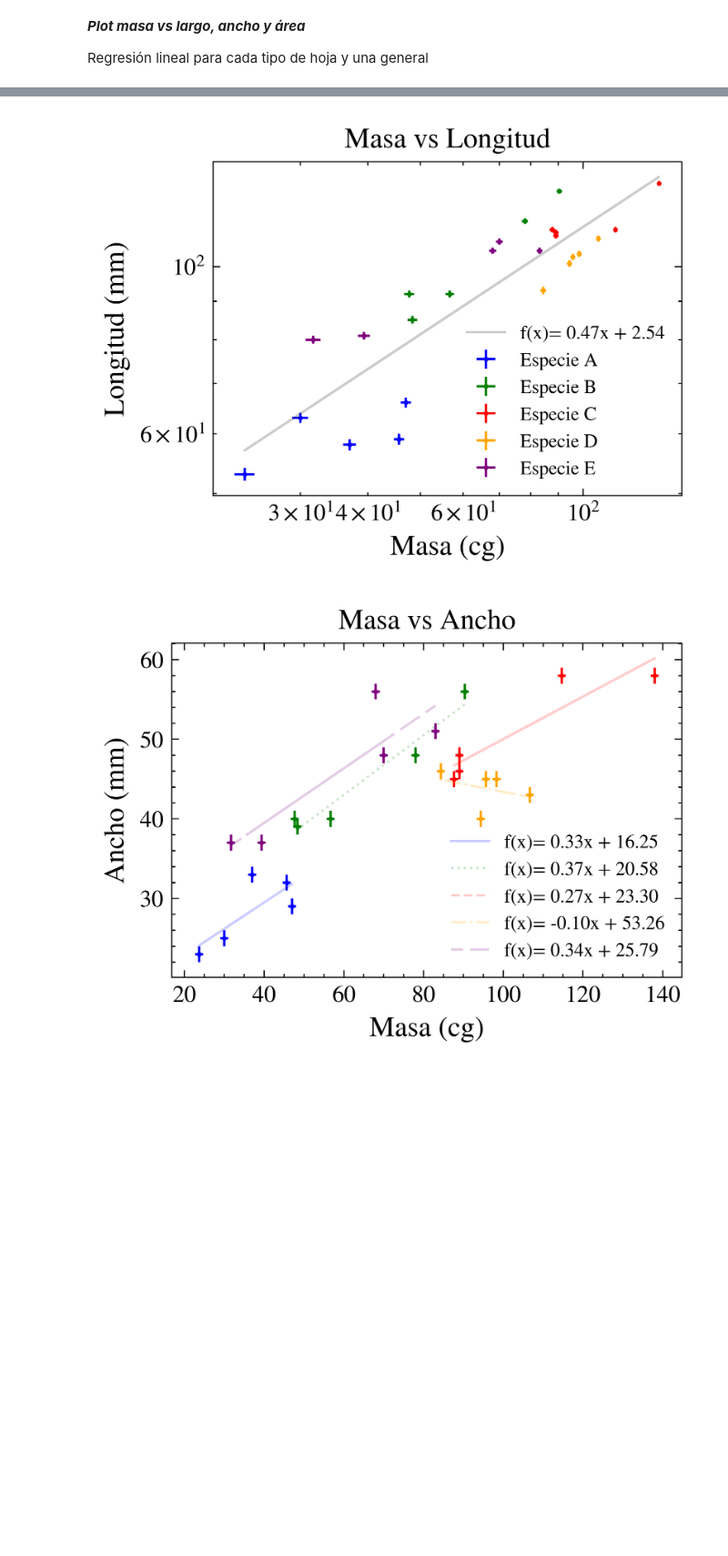
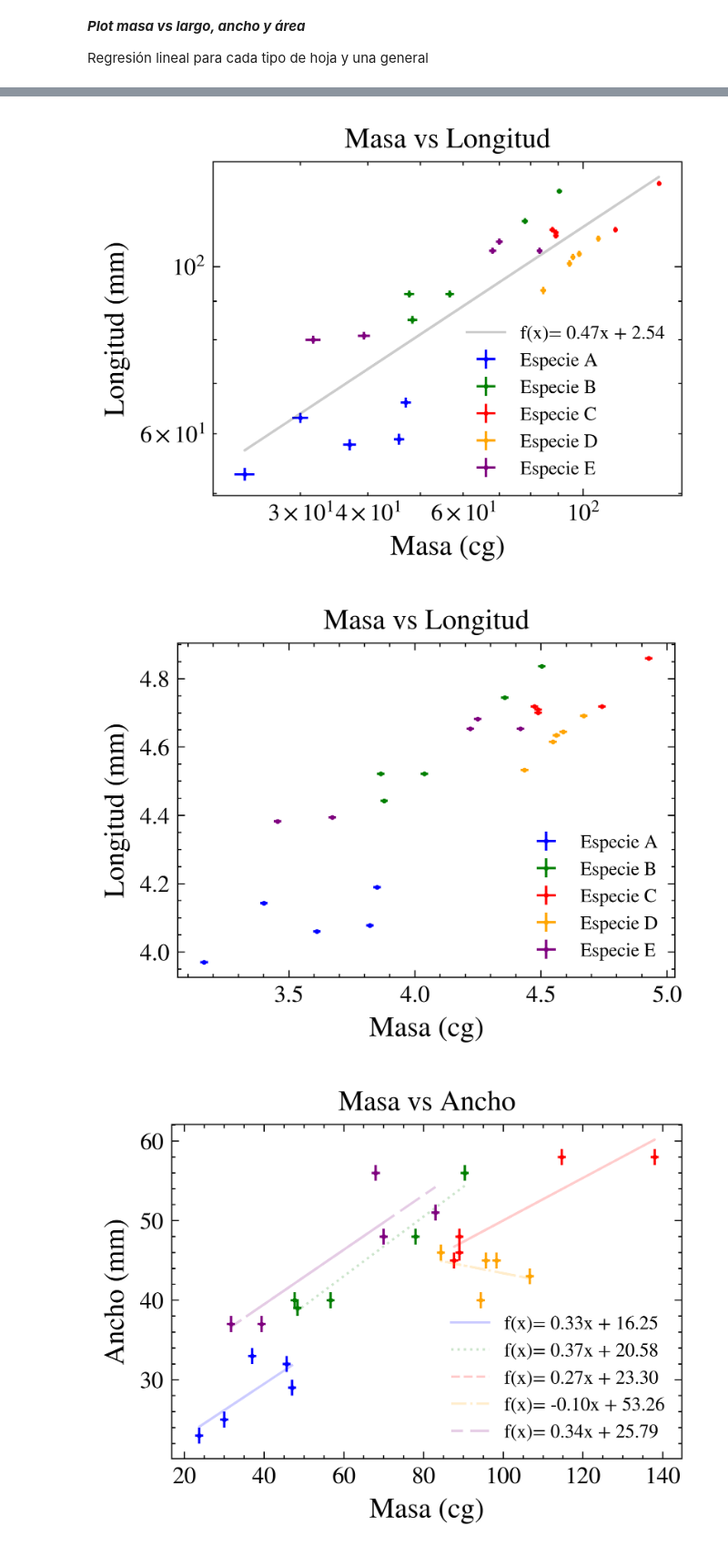
Before and after one commit to ignaschuemer7/Labo_I-Fisica_I, a Jupyter notebook: stats.ipynb, the cells around one changed output, grey strips where cells are left out. Shown at 91% size. Saved outputs shown, nothing was run; the diff lists cells and outputs as text; code cells hidden in the pictures; blank space fills up the shorter version.

```diff
--- a/stats.ipynb
+++ b/stats.ipynb
@@ -73,36 +74,55 @@ plt.savefig('MvsLlinearR.pdf', format='pdf')
 plt.show()
 
 
+
 #regresión log log
 for clase in clases:
 
     massError = (sistematicWeightError**2 + sigmaWeightMeanError**2)**0.5
     plt.errorbar(clase[0]['weight'] * 100, clase[0]['length'], xerr=massError, yerr=tol, fmt='o', label=clase[1], ms=diameter_points, color=clase[2], alpha=1)
 
 # Calcular la regresión lineal para los datos combinados de todas las clases
 combined_weights = np.concatenate([clase[0]['weight'] * 100 for clase in clases])
 combined_lengths = np.concatenate([clase[0]['length'] for clase in clases])
 regression_coeffs = np.polyfit(np.log(combined_weights), np.log(combined_lengths), 1)
 regression_line = np.polyval(regression_coeffs, np.log(combined_weights))
 
 # Convertir la recta ajustada de regresión a la escala original
 regression_line_original = np.exp(regression_line)
 
 plt.plot(combined_weights, regression_line_original, alpha=0.2, color='black', label=f'f(x)= {regression_coeffs[0]:.2f}x + {regression_coeffs[1]:.2f}')
 plt.xlabel('Masa (cg)')
 plt.ylabel('Longitud (mm)')
 plt.title('Masa vs Longitud')
 # Configuración de la escala logarítmica
 plt.xscale('log')
 plt.yscale('log')
 plt.legend(fontsize=8)
 plt.savefig('MvsLloglogR.pdf', format='pdf')
 # plt.legend()
 plt.show()
+
+def powerlaw(x, a, b):
+    return a * x**b
+
+#hacer log de los datos y luego aplicar ley de potencia
+for clase in clases:
+    massError = (sistematicWeightError**2 + sigmaWeightMeanError**2)**0.5
+    plt.errorbar(np.log(clase[0]['weight'] * 100), np.log(clase[0]['length']), xerr=np.log(massError), yerr=np.log(tol), fmt='o', label=clase[1], ms=diameter_points, color=clase[2], alpha=1)
+popt, pcov = curve_fit(powerlaw, np.log(combined_weights), np.log(combined_lengths))
+# plt.plot(np.log(combined_weights), np.log(powerlaw(combined_weights, *popt)), alpha=0.2, color='black', label=f'f(x)= {popt[0]:.2f}x + {popt[1]:.2f}')
+
+plt.xlabel('Masa (cg)')
+plt.ylabel('Longitud (mm)')
+plt.title('Masa vs Longitud')
+plt.legend(fontsize=8)
+plt.savefig('MvsLlogR.pdf', format='pdf')
+plt.show()
 # %% [output]
 [figure]
 [figure]
 [figure]
+[figure, added]
 # %%
 for clase in clases:
     massError = (sistematicWeightError**2 + sigmaWeightMeanError**2)**0.5
```
Also changed, not shown: parts of 6 cells of this notebook, 12 other files.
